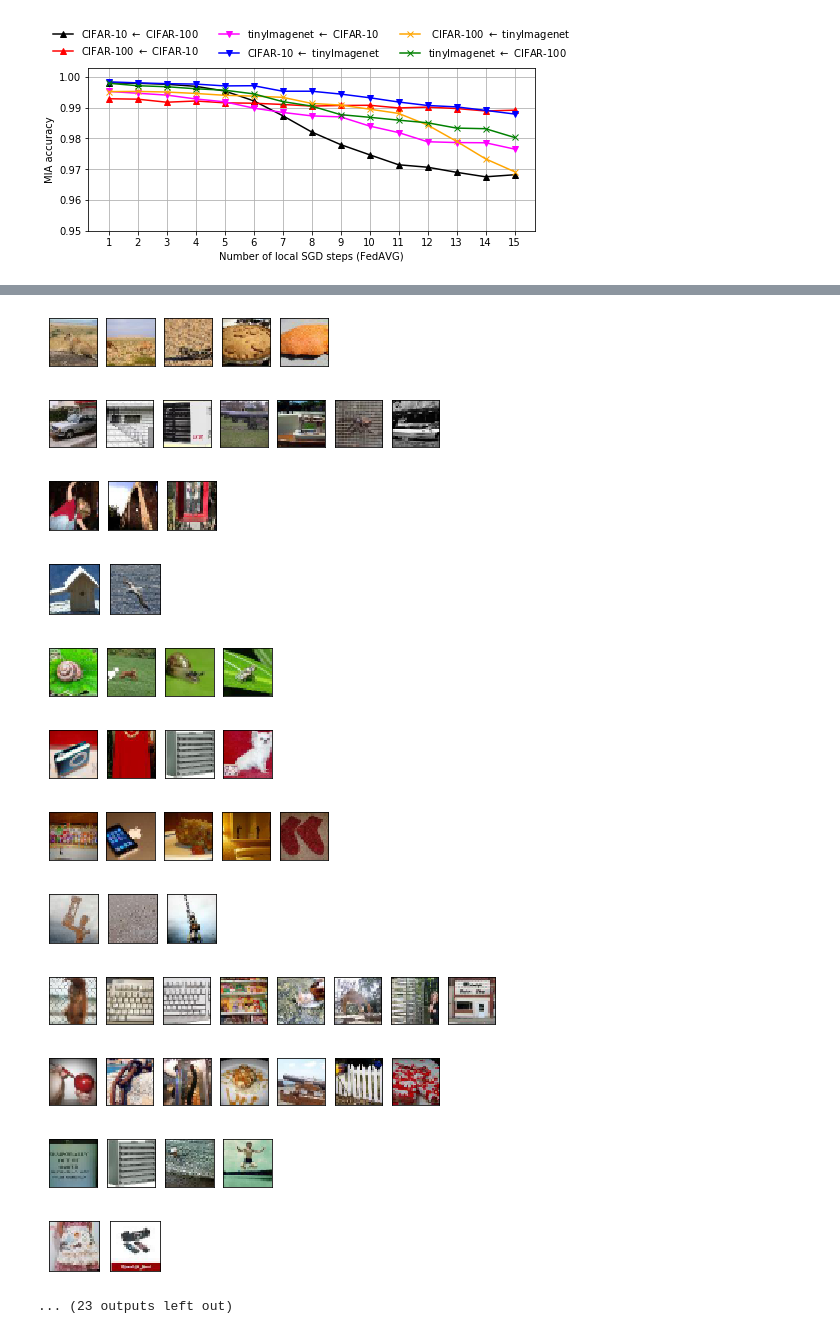
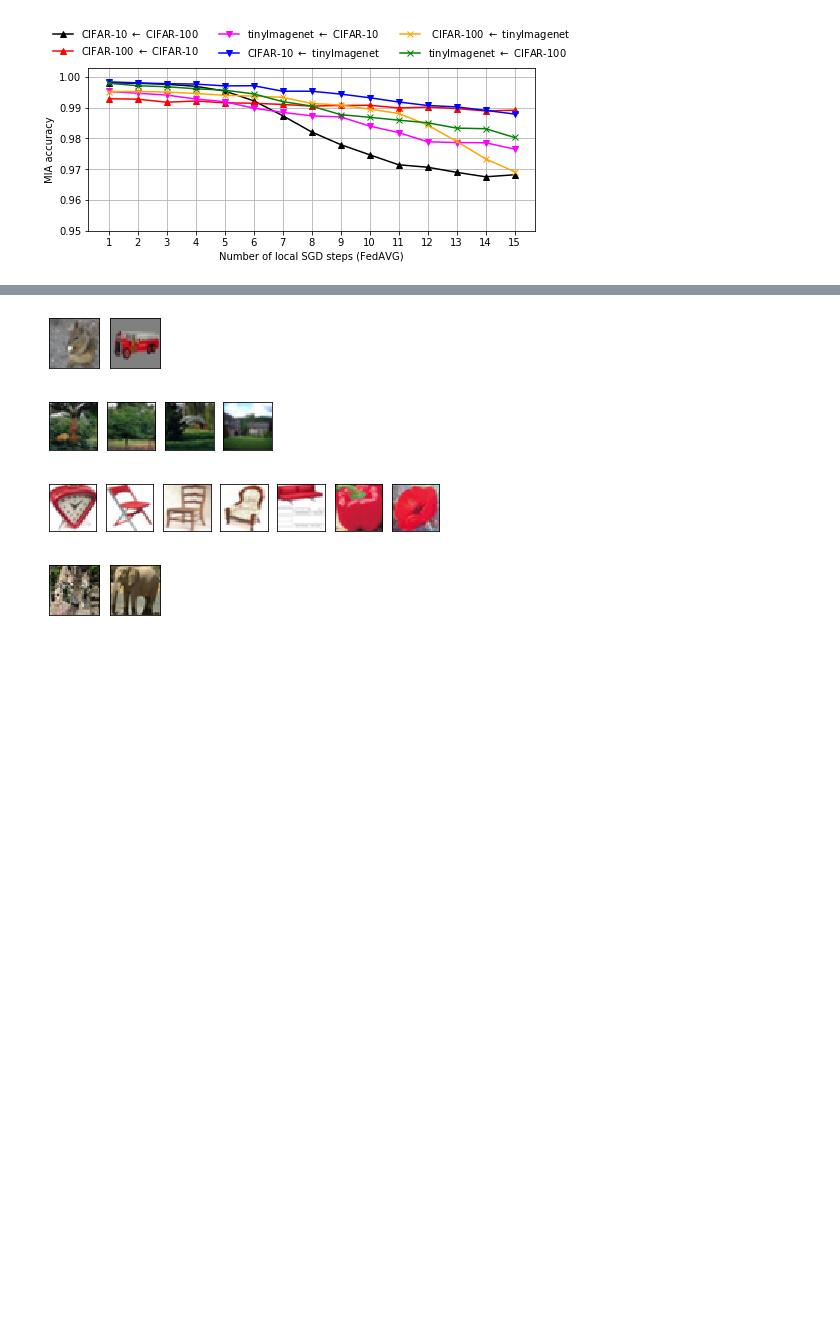
Before and after one commit to pasquini-dario/EludingSecureAggregation, a Jupyter notebook: plot_data.ipynb, the cells around one changed output, grey strips where cells are left out. Drawn from its saved outputs; the diff is of its cells as text; code cells hidden in the pictures; blank space fills up the shorter version.

```diff
--- a/plot_data.ipynb
+++ b/plot_data.ipynb
@@ -182,49 +191,44 @@ legend(ax0); legend(ax1);
 #home = './results_bce/*-cifar10_cifar100_1_5_256_0.0003_resnet20_last_layer_0.001'
 #home = './results_bce/*-cifar10_tinyimagenet_1_5_256_0.0003_resnet20_last_layer_0.001'
 #home = './results_bce/*-cifar100_tinyimagenet_1_5_256_0.0003_resnet20_last_layer_0.001'
-home = './results_bce/*-tinyimagenet_cifar100_1_5_256_0.0003_resnet20_last_layer_0.001'
+#home = './results_bce/*-tinyimagenet_cifar100_1_5_256_0.0003_resnet20_last_layer_0.001'
+
+home = './results/*-cifar10_cifar100_1_5_256_0.0003_resnet20_last_layer_0.0005'
+home = './results/*-cifar10_tinyimagenet_1_5_256_0.0003_resnet20_last_layer_0.0005'
+home = './results/*-cifar100_tinyimagenet_1_5_256_0.0003_resnet20_last_layer_0.0005'
 
 paths = glob(home)
 for I in range(len(paths)):
 
     #I = 27
 
     #print(np.array([x[1][0]['accuracy'] for x in scores_FedSGDm]))
 
     _, target, _, scores_FedSGDm, _ = myPickle.load(paths[I])
     fails = scores_FedSGDm[-1][1][1]
 
     #fails = fails[:4]
 
     n = len(fails)+1
     if n <= 1 or n > 15:
         continue
     fig, ax = plt.subplots(1,1*n,figsize=(1*n,1))
 
     ax[0].imshow((target[0]+1)/2)
     for i in range(n):
         if i == 0:
             x = target
         else:
             x = fails[i-1]
         x = x[0]
         ax[i].imshow((x+1)/2)
         ax[i].set(xticks=[], yticks=[])
                   #, title=str(I))
         ax[i].set_aspect('equal')
     #break
 #fig.savefig('imgs/false_positive4.pdf')
 # %% [output]
-[figure, old version]
+[figure, new version]
-[figure, old version]
+[figure, new version]
-[figure, old version]
+[figure, new version]
-[figure, old version]
+[figure, new version]
-[figure, removed]
-[figure, removed]
-[figure, removed]
-[figure, removed]
-[figure, removed]
-[figure, removed]
-[figure, removed]
-[figure, removed]
-... (23 outputs left out)
```
Also changed, not shown: parts of 3 cells of this notebook, 2 other files.
